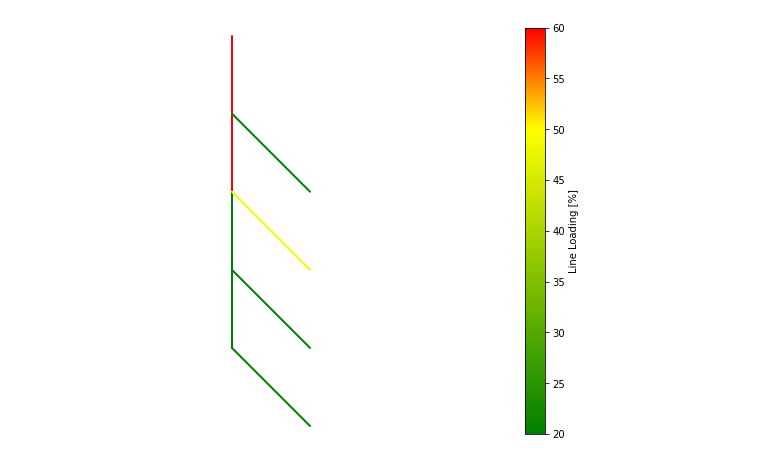
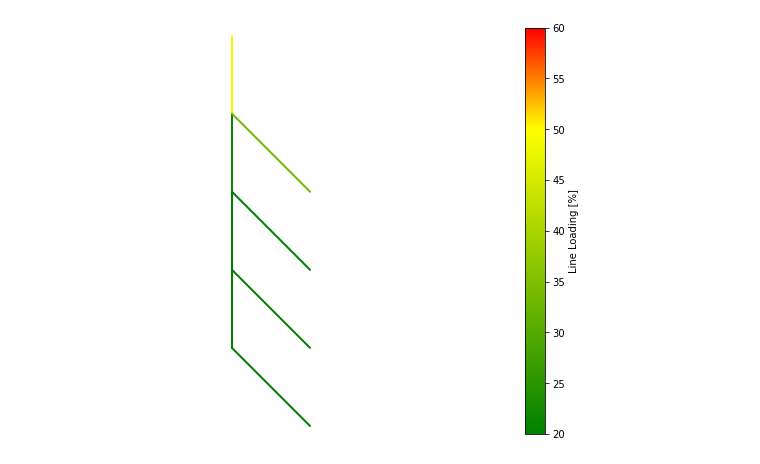
Before and after one commit to akthonka/EV_energy_comm, a Jupyter notebook: python/en_comm_base.ipynb, the cells around one changed output. Drawn from its saved outputs; the diff is of its cells as text; code cells hidden in the pictures.

```diff
--- a/python/en_comm_base.ipynb
+++ b/python/en_comm_base.ipynb
@@ -56,4 +57,4 @@ nc.four_loads_branched_plot_linepct()
 # %%
-nc.load_graph(nc.net, 0)
+nc.load_graph(nc.net, 100)
 # %% [output]
-[figure, old version]
+[figure, new version]
```
Also changed, not shown: parts of 2 cells of this notebook, 7 other files.
